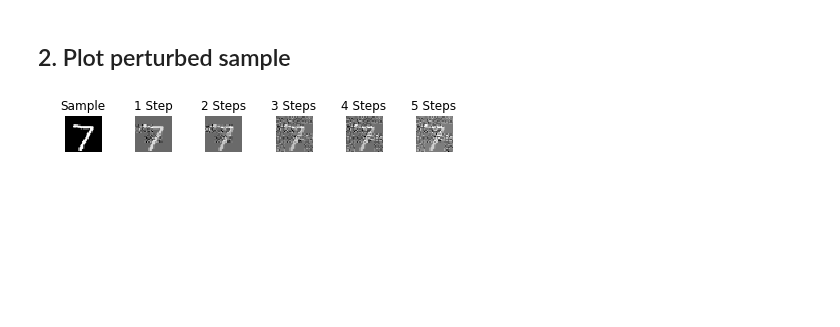
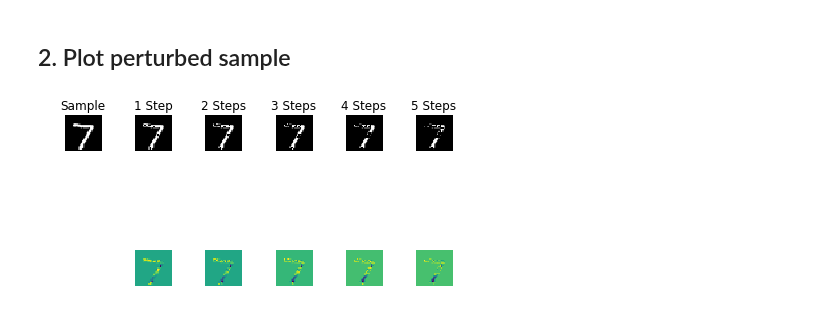
Before and after one commit to albermax/innvestigate, a Jupyter notebook: examples/notebooks/mnist_perturbation.ipynb, the cells around one changed output. Saved outputs shown, nothing was run; the diff lists cells and outputs as text; code cells hidden in the pictures; blank space fills up the shorter version.

```diff
--- a/examples/notebooks/mnist_perturbation.ipynb
+++ b/examples/notebooks/mnist_perturbation.ipynb
@@ -20,6 +36,7 @@ from innvestigate.tools import Perturbation, PerturbationAnalysis
 
 base_dir = ".."
 eutils = imp.load_source("utils", os.path.join(base_dir, "utils.py"))
+mnistutils = imp.load_source("utils_mnist", os.path.join(base_dir, "utils_mnist.py"))
 
 keras.backend.set_image_data_format("channels_first")
 # %% [output]
@@ -84,5 +114,4 @@ def preprocess(X, zero_mean=False):
 # %%
-# Load data
 num_classes = 10
 batch_size = 256
 data = fetch_data()
@@ -90,8 +119,8 @@ data_preprocessed = (preprocess(data[0]), data[1],
                          preprocess(data[2]), data[3])
 x_test, y_test = data_preprocessed[2:]
 y_test = keras.utils.to_categorical(y_test, num_classes)
+test_sample = np.copy(x_test[0:1])
 generator = iutils.BatchSequence([x_test, y_test], batch_size=batch_size)
-test_sample = np.copy(generator[0][0][0:1])
 # %% [output]
 60000 train samples
 10000 test samples
@@ -128,0 +146,18 @@ analyzer = innvestigate.create_analyzer(method[0],
+# %%
+perturbation_function = np.zeros_like  # Equivalently, we could provide the string "zeros"
+region_shape  = (1, 1)
+steps = 5
+ratio = 0.01  # Perturbate 1% of pixels per perturbation step
+
+methods = {
+    "gradient": ("gradient",    {}, mnistutils.graymap, "Gradient"),
+    "deconvnet": ("deconvnet",   {}, mnistutils.bk_proj, "Deconvnet"),
+    "lrp.epsilon": ("lrp.epsilon", {}, mnistutils.heatmap, "LRP Epsilon"),
+}
+
+# Select a method of your choice
+method = methods["lrp.epsilon"]
+
+analyzer = innvestigate.create_analyzer(method[0],
+                                        model_without_softmax,
+                                        **method[1])
@@ -129,6 +169,5 @@ analyzer = innvestigate.create_analyzer(method[0],
 # %%
-# Setup perturbation
-perturbation = Perturbation(perturbation_function, region_shape=region_shape)
+perturbation = Perturbation(perturbation_function, region_shape=region_shape, in_place=True)
 perturbation_analysis = PerturbationAnalysis(analyzer, model_with_softmax, generator, perturbation,
                                                  steps=steps, ratio=ratio)
 # %% [markdown]
@@ -158,19 +203,24 @@ Scores:
 # %%
 steps = 5
 
 plt.figure()
-plt.subplot(1, steps + 1, 1)
+plt.subplot(2, steps + 1, 1)
 plt.imshow(np.squeeze(test_sample), cmap="Greys_r")
 plt.axis("off")
 plt.title("Sample")
 
 for i in range(steps):
-    test_sample = perturbation_analysis.compute_on_batch(test_sample)
-    plt.subplot(1, steps + 1, i + 2)
+    test_sample, analysis = perturbation_analysis.compute_on_batch(test_sample, return_analysis=True)
+
+    plt.subplot(2, steps + 1, i + 2)
     plt.imshow(np.squeeze(test_sample), cmap="Greys_r")
     plt.title("{} Step{}".format(i + 1, "" if i == 0 else "s"))
     plt.axis("off")
+
+    plt.subplot(2, steps + 1, i + 2 + (steps + 1))
+    plt.imshow(np.squeeze(analysis))
+    plt.axis("off")
 plt.tight_layout()  # Takes care of spaces between subfigures
 plt.show()
 # %% [output]
-[figure, old version]
+[figure, new version]
```
Also changed, not shown: parts of 13 cells of this notebook, 6 other files.
